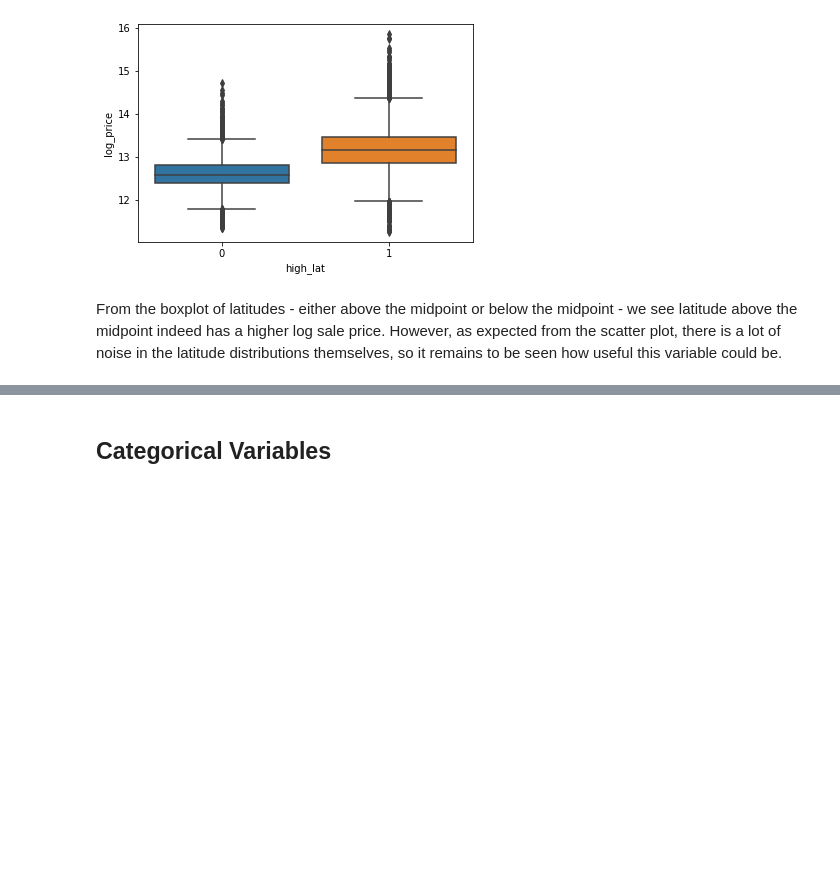
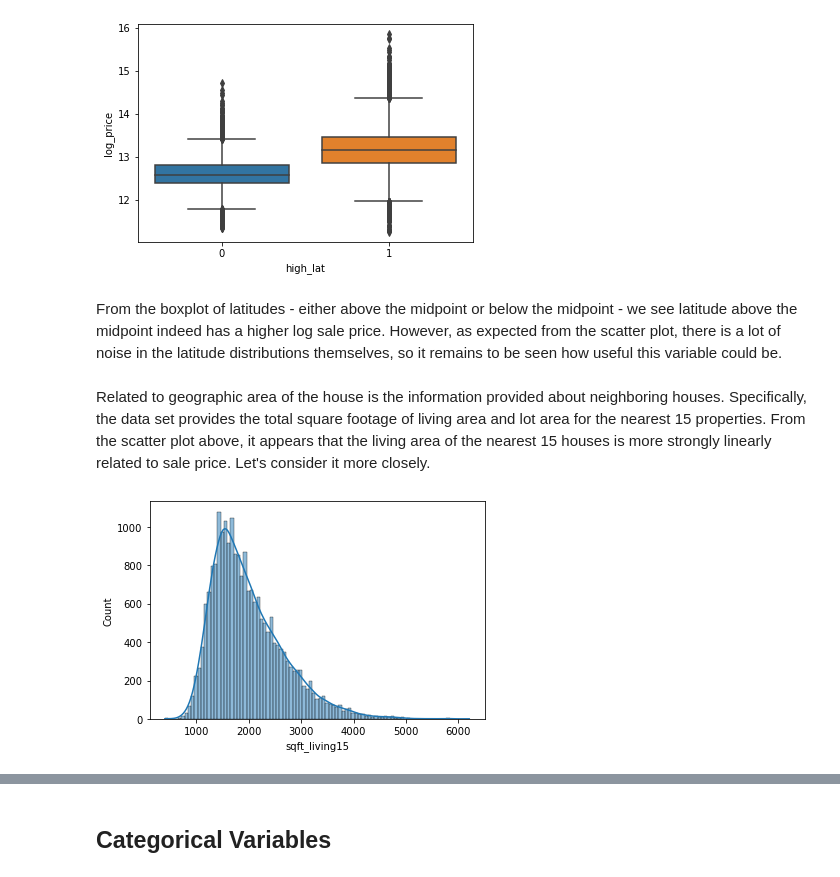
Before and after one commit to adobronyi/king_county_real_estate, a Jupyter notebook: student.ipynb, the cells around one changed output, grey strips where cells are left out. Cells and saved outputs as stored; diff of their text form; code cells hidden in the pictures; blank space fills up the shorter version.

```diff
--- a/student.ipynb
+++ b/student.ipynb
@@ -261,3 +261,10 @@ sns.boxplot(df_new['high_lat'],df_new['log_price']);
 [figure]
 # %% [markdown]
 From the boxplot of latitudes - either above the midpoint or below the midpoint - we see latitude above the midpoint indeed has a higher log sale price. However, as expected from the scatter plot, there is a lot of noise in the latitude distributions themselves, so it remains to be seen how useful this variable could be.
+# %% [markdown]
+Related to geographic area of the house is the information provided about neighboring houses. Specifically, the data set provides the total square footage of living area and lot area for the nearest 15 properties. From the scatter plot above, it appears that the living area of the nearest 15 houses is more strongly linearly related to sale price. Let's consider it more closely.
+# %%
+# histogram of square foot of nearest 15 homes
+sns.histplot(df['sqft_living15'],kde=True);
+# %% [output]
+[figure, added]
```
Also changed, not shown: parts of 31 cells of this notebook.
